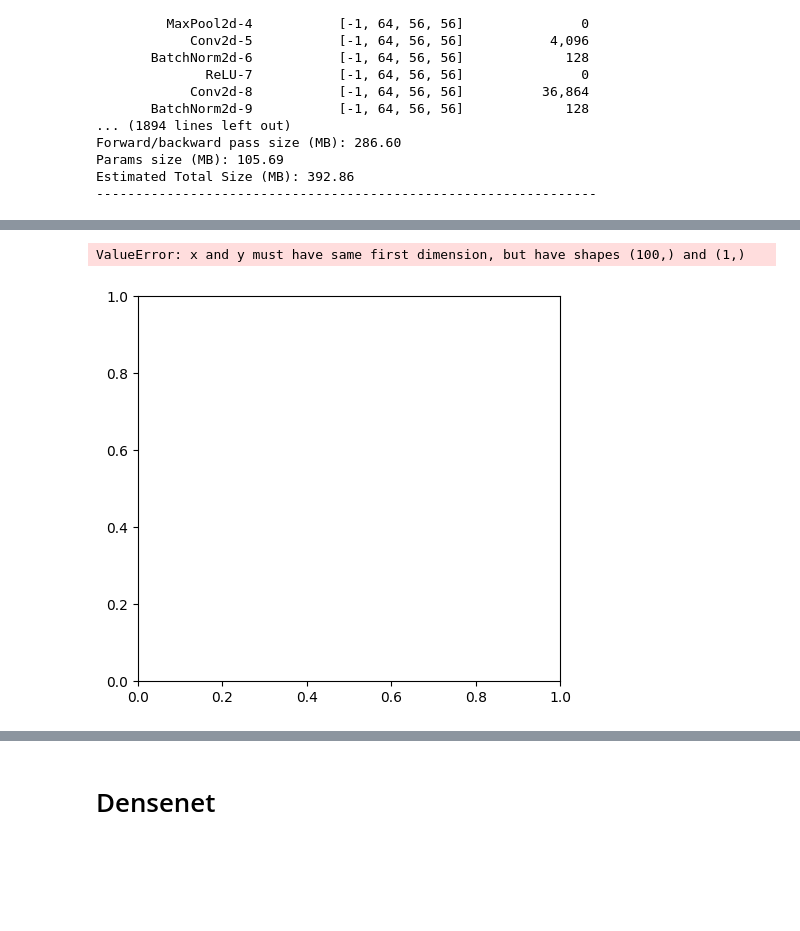
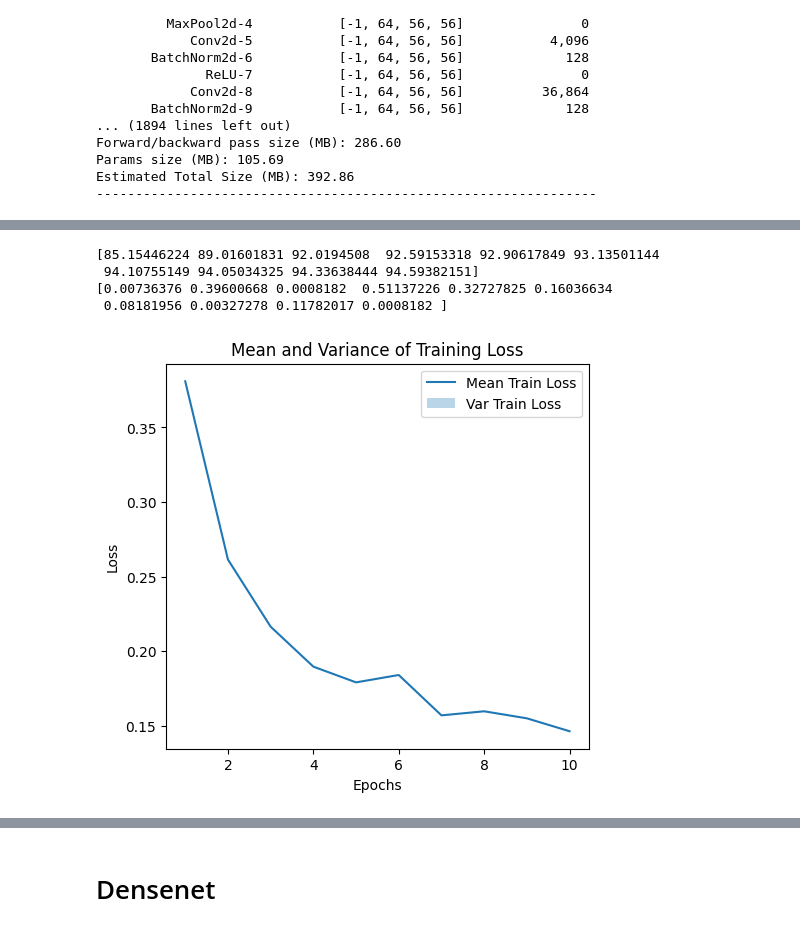
Before and after one commit to rishabh-mondal/AAAI_BK_Paper, a Jupyter notebook: detection_through_torch/compare_model_torch.ipynb, the cells around one changed output, grey strips where cells are left out. Saved outputs shown, nothing was run; the diff lists cells and outputs as text; code cells hidden in the pictures; blank space fills up the shorter version.

```diff
--- a/detection_through_torch/compare_model_torch.ipynb
+++ b/detection_through_torch/compare_model_torch.ipynb
@@ -326,0 +333,9 @@ Final test accuracy for seed 10: 92.8803
+# %%
+train_losses_per_seed = np.array(train_losses_per_seed)
+train_accuracies_per_seed = np.array(train_accuracies_per_seed)
+
+
+mean_train_losses = np.mean(train_losses_per_seed, axis=0)
+var_train_losses = np.var(train_losses_per_seed, axis=0)
+mean_train_accuracies = np.mean(train_accuracies_per_seed, axis=0)
+var_train_accuracies = np.var(train_accuracies_per_seed, axis=0)
@@ -327,22 +351,21 @@ Final test accuracy for seed 10: 92.8803
+# %%
+print(mean_train_accuracies)
+print(var_train_accuracies)
+# %% [output]
+[85.15446224 89.01601831 92.0194508  92.59153318 92.90617849 93.13501144
+ 94.10755149 94.05034325 94.33638444 94.59382151]
+[0.00736376 0.39600668 0.0008182  0.51137226 0.32727825 0.16036634
+ 0.08181956 0.00327278 0.11782017 0.0008182 ]
 # %%
-mean_train_loss = np.mean(train_losses)
-mean_train_acc = np.mean(train_accuracies)
-mean_val_loss = np.mean(val_losses)
-mean_val_acc = np.mean(val_accuracies)
-var_train_loss = np.var(train_losses)
-var_train_acc = np.var(train_accuracies)
-var_val_loss = np.var(val_losses)
-var_val_acc = np.var(val_accuracies)
 epochs = range(1, num_epochs + 1)
-
+# Plot mean and variance for training loss
 plt.figure(figsize=(12, 5))
 plt.subplot(1, 2, 1)
-plt.plot(epochs, mean_train_loss, label='Mean Train Loss')
-plt.fill_between(epochs, mean_train_loss - var_train_loss, mean_train_loss + var_train_loss, alpha=0.3, label='Var Train Loss')
+plt.plot(epochs, mean_train_losses,label='Mean Train Loss')
+plt.fill_between(epochs, mean_train_losses - var_train_losses, mean_train_losses + var_train_losses, alpha=0.3, label='Var Train Loss')
 plt.xlabel('Epochs')
 plt.ylabel('Loss')
 plt.title('Mean and Variance of Training Loss')
-plt.legend()
+plt.legend();
 # %% [output]
-ValueError: x and y must have same first dimension, but have shapes (100,) and (1,)
-[figure, old version]
+[figure, new version]
```
Also changed, not shown: parts of 14 cells of this notebook.
